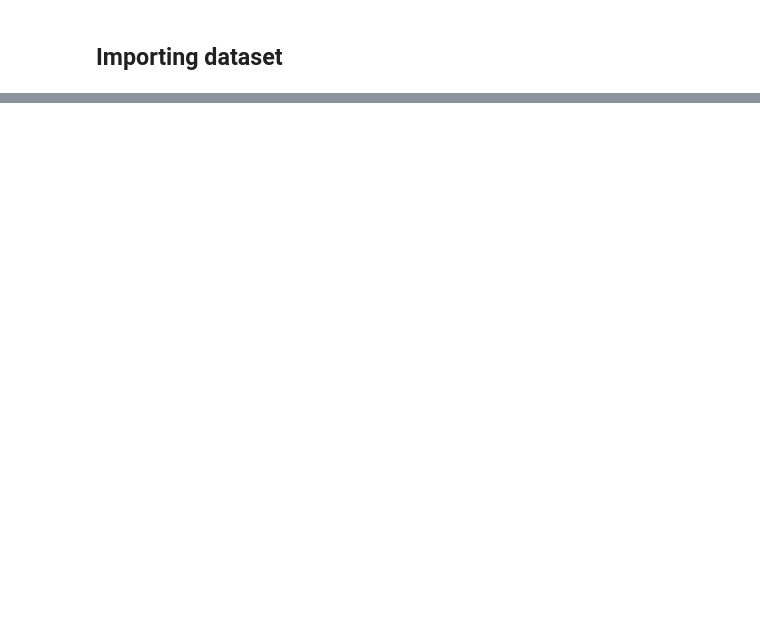
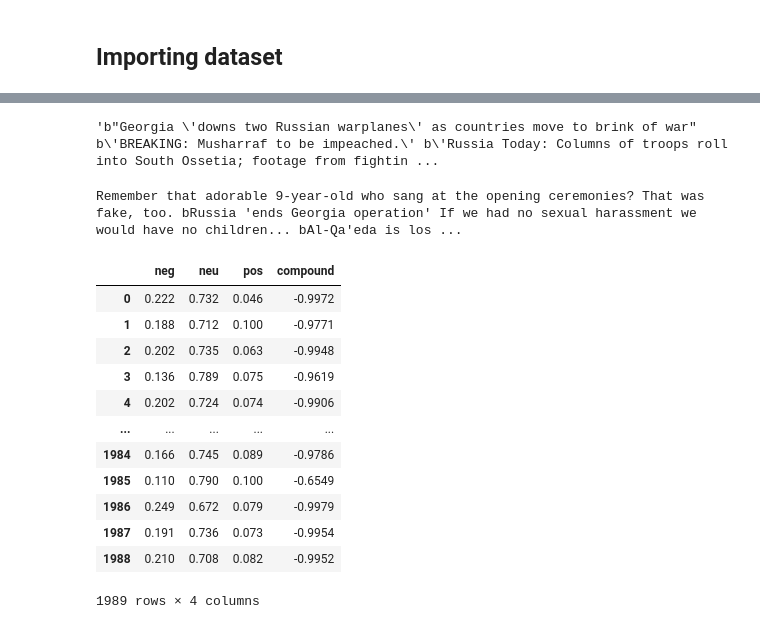
Before and after one commit to noelmt7/Financial_Chatbot, a Jupyter notebook: 2348538_MiniProj.ipynb, the cells around one changed output, grey strips where cells are left out. Cells and saved outputs as stored; diff of their text form; code cells hidden in the pictures; blank space fills up the shorter version.

```diff
--- a/2348538_MiniProj.ipynb
+++ b/2348538_MiniProj.ipynb
@@ -24,0 +16,3 @@ plt.legend()
+# %%
+df = pd.read_csv('Combined_News_DJIA.csv')
+df.head()
@@ -24,0 +47,3 @@ plt.legend()
+# %%
+df["CombNews"] = df[['Top1', 'Top2','Top3','Top4','Top5','Top6','Top7','Top8','Top9','Top10','Top11','Top12','Top13','Top14','Top15','Top16','Top17','Top18','Top19','Top20','Top21','Top22']].agg(' '.join, axis=1)
+df.head(3)
@@ -24,0 +56,39 @@ plt.legend()
+# %%
+df["CombNews"].values[0]
+# %% [output]
+'b"Georgia \'downs two Russian warplanes\' as countries move to brink of war" b\'BREAKING: Musharraf to be impeached.\' b\'Russia Today: Columns of troops roll into South Ossetia; footage from fightin ...
+# %%
+for i, row in df.iterrows():
+    df["CombNews"].values[i] = df["CombNews"].values[i].replace('\' ',' ')
+    df["CombNews"].values[i] = df["CombNews"].values[i].replace('b\'','')
+    df["CombNews"].values[i] = df["CombNews"].values[i].replace('"','')
+
+print(df["CombNews"].values[2])
+# %% [output]
+Remember that adorable 9-year-old who sang at the opening ceremonies? That was fake, too. bRussia 'ends Georgia operation' If we had no sexual harassment we would have no children... bAl-Qa'eda is los ...
+# %%
+#Sentiment Analysis using NLTK
+
+sia = SentimentIntensityAnalyzer()
+
+res = {}
+for i, row in tqdm(df.iterrows()):
+    news = row['CombNews']
+    res[i] = sia.polarity_scores(news)
+# %%
+df_new = pd.DataFrame(res).T
+df_new
+# %% [output]
+|  | neg | neu | pos | compound |
+| 0 | 0.222 | 0.732 | 0.046 | -0.9972 |
+| 1 | 0.188 | 0.712 | 0.100 | -0.9771 |
+| 2 | 0.202 | 0.735 | 0.063 | -0.9948 |
+| 3 | 0.136 | 0.789 | 0.075 | -0.9619 |
+| 4 | 0.202 | 0.724 | 0.074 | -0.9906 |
+| ... | ... | ... | ... | ... |
+| 1984 | 0.166 | 0.745 | 0.089 | -0.9786 |
+| 1985 | 0.110 | 0.790 | 0.100 | -0.6549 |
+| 1986 | 0.249 | 0.672 | 0.079 | -0.9979 |
+| 1987 | 0.191 | 0.736 | 0.073 | -0.9954 |
+| 1988 | 0.210 | 0.708 | 0.082 | -0.9952 |
+1989 rows × 4 columns
```
Also changed, not shown: parts of 15 cells of this notebook, 3 other files.
